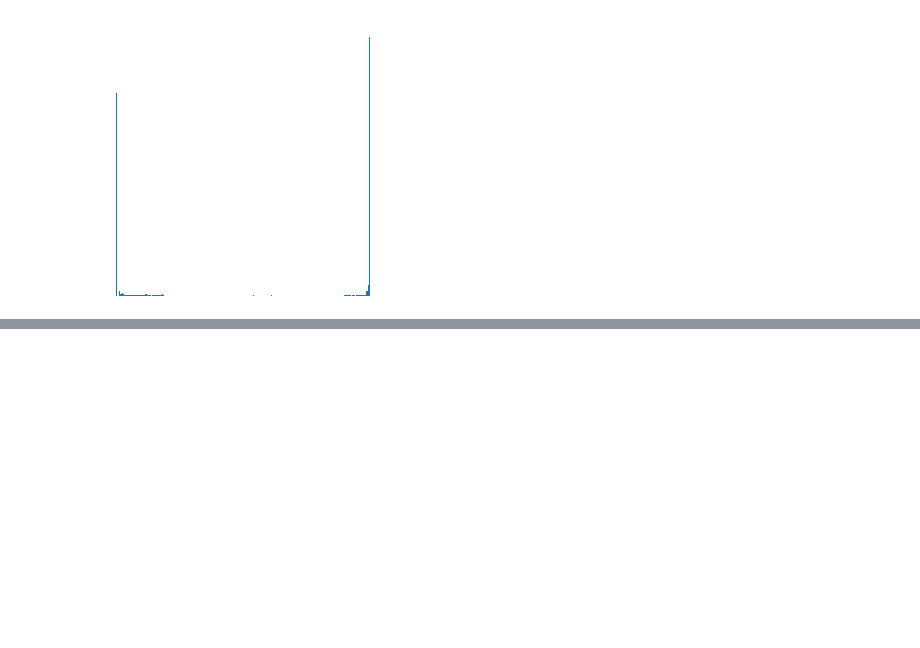
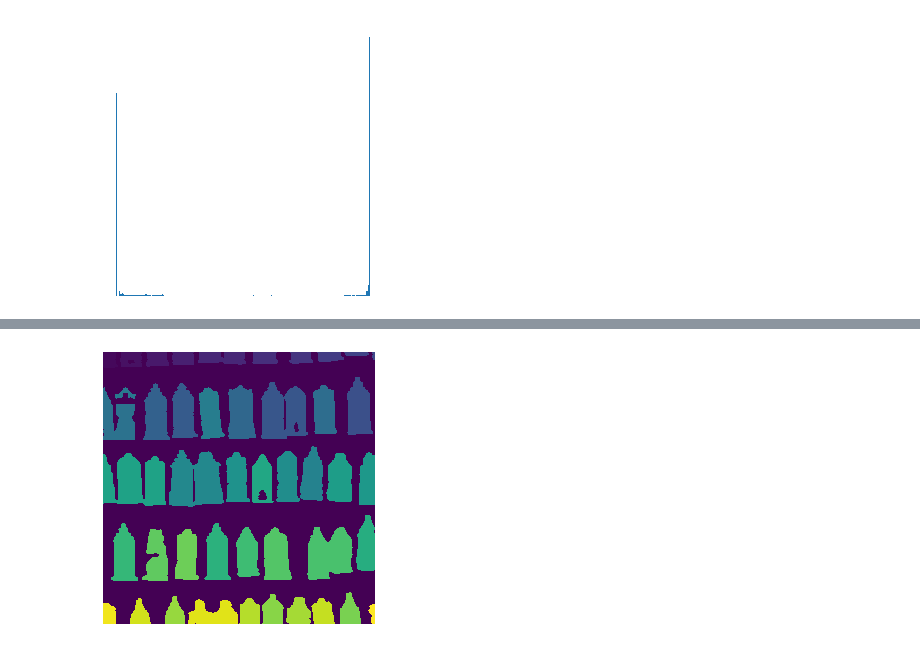
Before and after one commit to felixschloesser/DetectScratches, a Jupyter notebook: morphology/morphology.ipynb, the cells around one changed output, grey strips where cells are left out. Cells and saved outputs as stored; diff of their text form; code cells hidden in the pictures; blank space fills up the shorter version.

```diff
--- a/morphology/morphology.ipynb
+++ b/morphology/morphology.ipynb
@@ -31,0 +32,4 @@ Number of labels:  12
+# %%
+show_img(labels, color=True)
+# %% [output]
+[figure, added]
```
Also changed, not shown: parts of 6 cells of this notebook.
